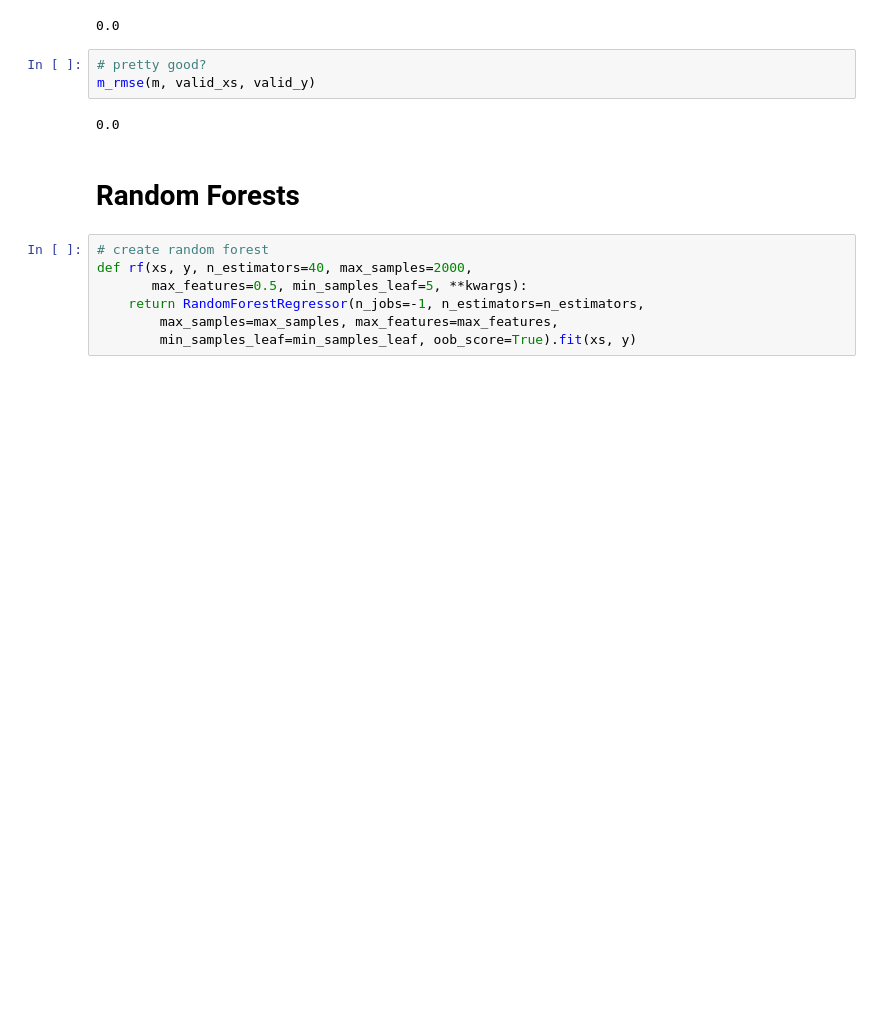
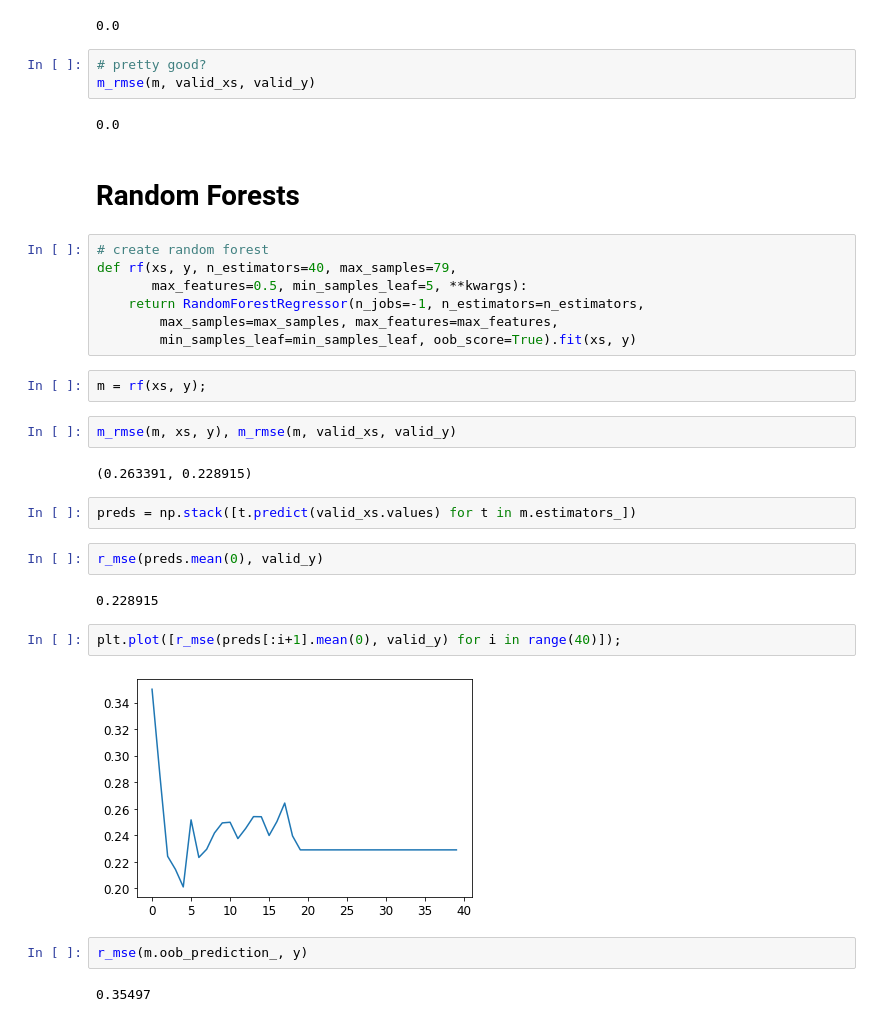
Before and after one commit to alienflip/fast.ai-Course, a Jupyter notebook: mental_health_predictor.ipynb, the cells around one changed output. Cells and saved outputs as stored; diff of their text form; blank space fills up the shorter version.

```diff
--- a/mental_health_predictor.ipynb
+++ b/mental_health_predictor.ipynb
@@ -261,8 +261,28 @@ m_rmse(m, valid_xs, valid_y)
 # Random Forests
 # %%
 # create random forest
-def rf(xs, y, n_estimators=40, max_samples=2000,
+def rf(xs, y, n_estimators=40, max_samples=79,
        max_features=0.5, min_samples_leaf=5, **kwargs):
     return RandomForestRegressor(n_jobs=-1, n_estimators=n_estimators,
         max_samples=max_samples, max_features=max_features,
         min_samples_leaf=min_samples_leaf, oob_score=True).fit(xs, y)
+# %%
+m = rf(xs, y);
+# %%
+m_rmse(m, xs, y), m_rmse(m, valid_xs, valid_y)
+# %% [output]
+(0.263391, 0.228915)
+# %%
+preds = np.stack([t.predict(valid_xs.values) for t in m.estimators_])
+# %%
+r_mse(preds.mean(0), valid_y)
+# %% [output]
+0.228915
+# %%
+plt.plot([r_mse(preds[:i+1].mean(0), valid_y) for i in range(40)]);
+# %% [output]
+[figure, added]
+# %%
+r_mse(m.oob_prediction_, y)
+# %% [output]
+0.35497
```
